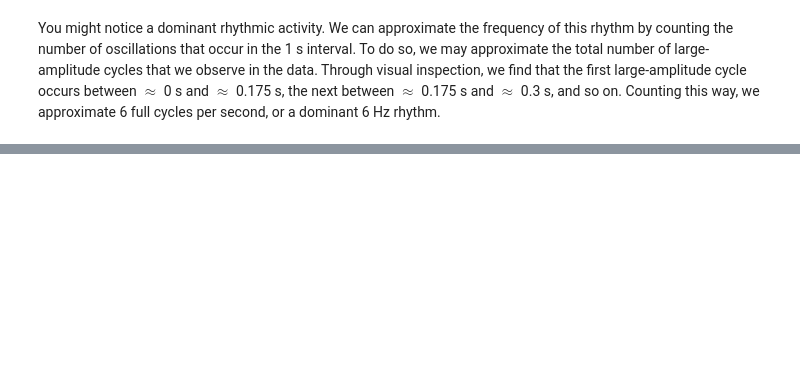
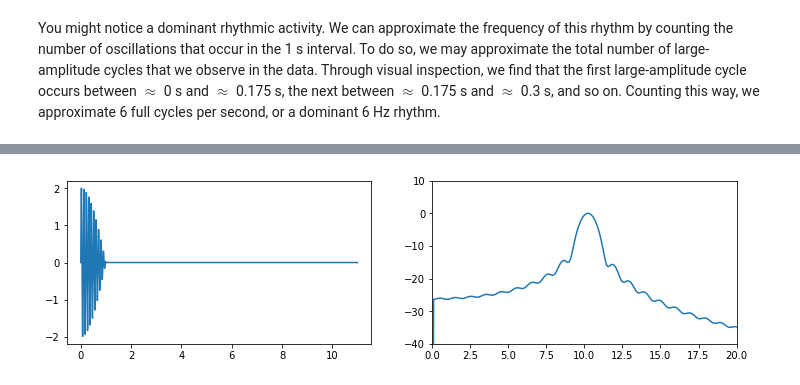
Before and after one commit to Mark-Kramer/Case-Studies-Python, a Jupyter notebook: content/04/ecog-rhythms.ipynb, the cells around one changed output, grey strips where cells are left out. Cells and saved outputs as stored; diff of their text form; code cells hidden in the pictures; blank space fills up the shorter version.

```diff
--- a/content/04/ecog-rhythms.ipynb
+++ b/content/04/ecog-rhythms.ipynb
@@ -175,0 +388,10 @@ show()
+# %%
+Fs = 500                                                # Define sampling frequency
+d1 = np.sin(2. * np.pi * np.arange(0, 1, 1/Fs) * 10)    # Make a 10 Hz sinusoid
+d2 = np.sin(2. * np.pi * np.arange(0, 1, 1/Fs) * 10.5)  # Make a 10.5 Hz sinusoid.
+d = d1 + d2  # Make the summed signal,
+d = np.hstack((d, np.zeros(10 * Fs)))                   # ... with 10 s of zero padding.
+
+show_spectrum(d, Fs, xlim=[0, 20], ylim=[-40, 10]);     # Compute spectrum
+# %% [output]
+[figure, added]
```
Also changed, not shown: parts of 68 cells of this notebook, 18 other files.
